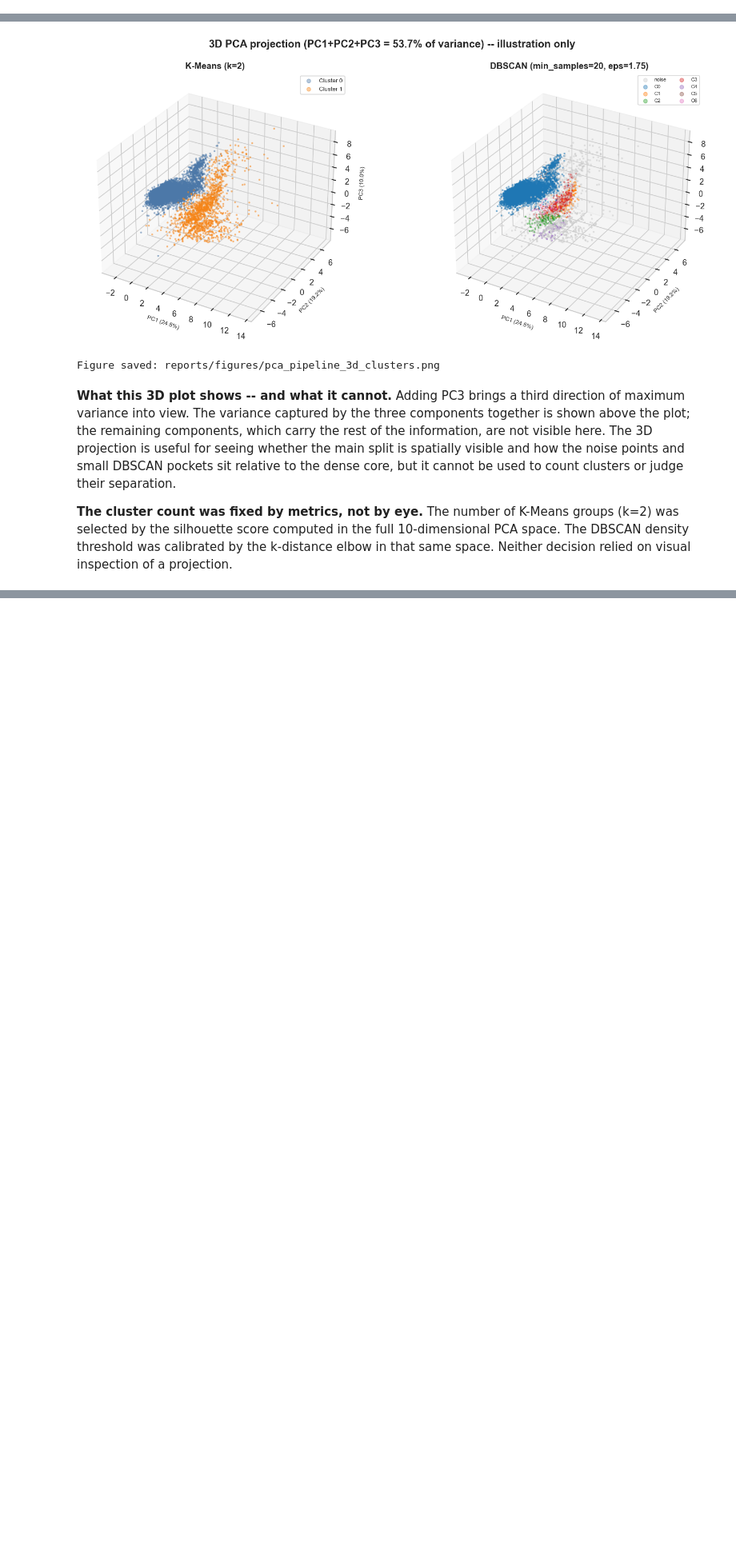
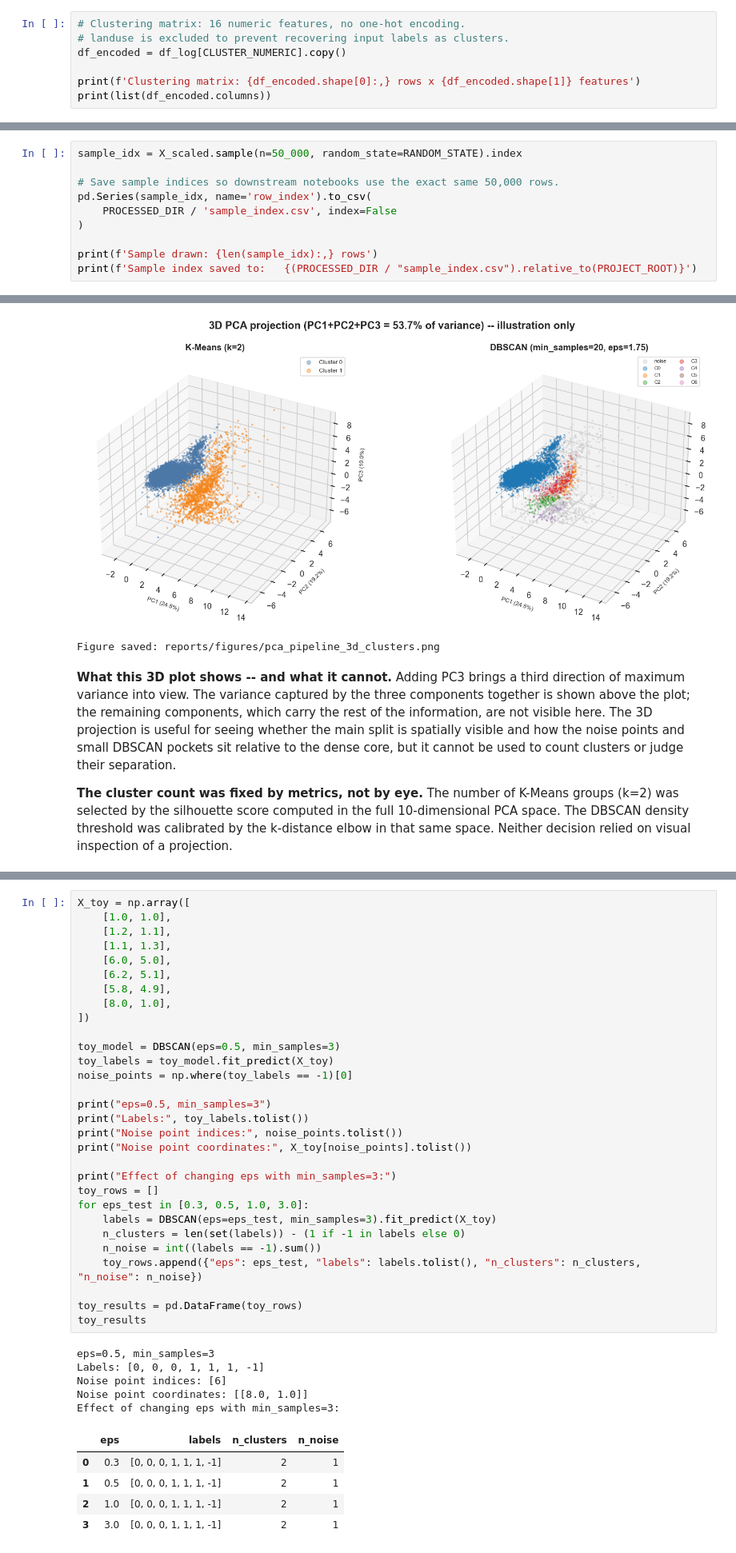
Before and after one commit to ouriouahba-crypto/nyc-pluto-clustering, a Jupyter notebook: notebooks/02_clustering/pca_then_clustering.ipynb, the cells around one changed output, grey strips where cells are left out. Shown at 80% size. Cells and saved outputs as stored; diff of their text form; blank space fills up the shorter version.

```diff
--- a/notebooks/02_clustering/pca_then_clustering.ipynb
+++ b/notebooks/02_clustering/pca_then_clustering.ipynb
@@ -66,0 +577,7 @@ Figure prefix: pca_pipeline_
+# %%
+# Clustering matrix: 16 numeric features, no one-hot encoding.
+# landuse is excluded to prevent recovering input labels as clusters.
+df_encoded = df_log[CLUSTER_NUMERIC].copy()
+
+print(f'Clustering matrix: {df_encoded.shape[0]:,} rows x {df_encoded.shape[1]} features')
+print(list(df_encoded.columns))
@@ -66,0 +653,10 @@ Figure prefix: pca_pipeline_
+# %%
+sample_idx = X_scaled.sample(n=50_000, random_state=RANDOM_STATE).index
+
+# Save sample indices so downstream notebooks use the exact same 50,000 rows.
+pd.Series(sample_idx, name='row_index').to_csv(
+    PROCESSED_DIR / 'sample_index.csv', index=False
+)
+
+print(f'Sample drawn: {len(sample_idx):,} rows')
+print(f'Sample index saved to:   {(PROCESSED_DIR / "sample_index.csv").relative_to(PROJECT_ROOT)}')
@@ -1339,0 +2350,41 @@ Figure saved: reports/figures/pca_pipeline_3d_clusters.png
+# %%
+X_toy = np.array([
+    [1.0, 1.0],
+    [1.2, 1.1],
+    [1.1, 1.3],
+    [6.0, 5.0],
+    [6.2, 5.1],
+    [5.8, 4.9],
+    [8.0, 1.0],
+])
+
+toy_model = DBSCAN(eps=0.5, min_samples=3)
+toy_labels = toy_model.fit_predict(X_toy)
+noise_points = np.where(toy_labels == -1)[0]
+
+print("eps=0.5, min_samples=3")
+print("Labels:", toy_labels.tolist())
+print("Noise point indices:", noise_points.tolist())
+print("Noise point coordinates:", X_toy[noise_points].tolist())
+
+print("Effect of changing eps with min_samples=3:")
+toy_rows = []
+for eps_test in [0.3, 0.5, 1.0, 3.0]:
+    labels = DBSCAN(eps=eps_test, min_samples=3).fit_predict(X_toy)
+    n_clusters = len(set(labels)) - (1 if -1 in labels else 0)
+    n_noise = int((labels == -1).sum())
+    toy_rows.append({"eps": eps_test, "labels": labels.tolist(), "n_clusters": n_clusters, "n_noise": n_noise})
+
+toy_results = pd.DataFrame(toy_rows)
+toy_results
+# %% [output]
+eps=0.5, min_samples=3
+Labels: [0, 0, 0, 1, 1, 1, -1]
+Noise point indices: [6]
+Noise point coordinates: [[8.0, 1.0]]
+Effect of changing eps with min_samples=3:
+|  | eps | labels | n_clusters | n_noise |
+| 0 | 0.3 | [0, 0, 0, 1, 1, 1, -1] | 2 | 1 |
+| 1 | 0.5 | [0, 0, 0, 1, 1, 1, -1] | 2 | 1 |
+| 2 | 1.0 | [0, 0, 0, 1, 1, 1, -1] | 2 | 1 |
+| 3 | 3.0 | [0, 0, 0, 1, 1, 1, -1] | 2 | 1 |
```
Also changed, not shown: parts of 48 cells of this notebook, 9 other files.
